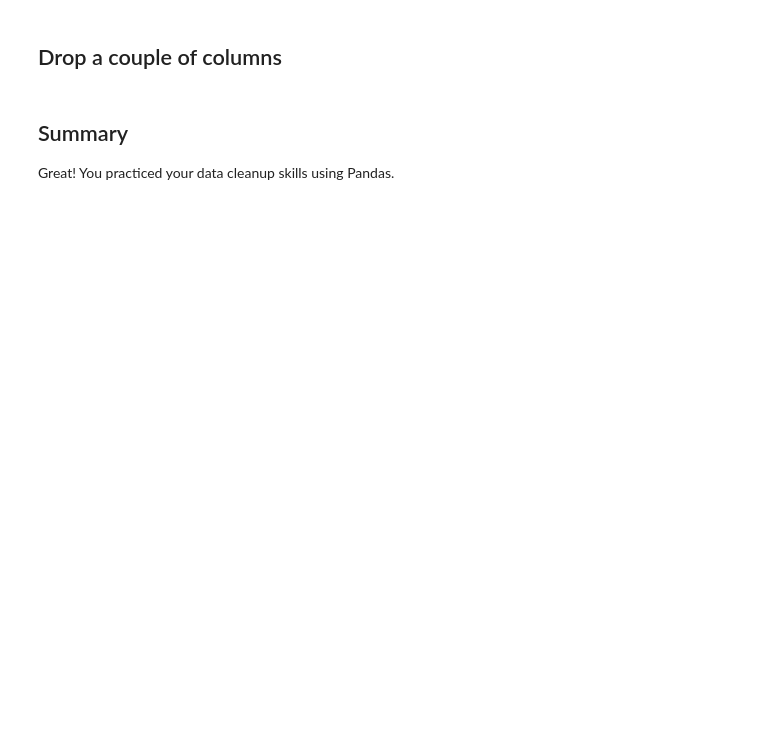
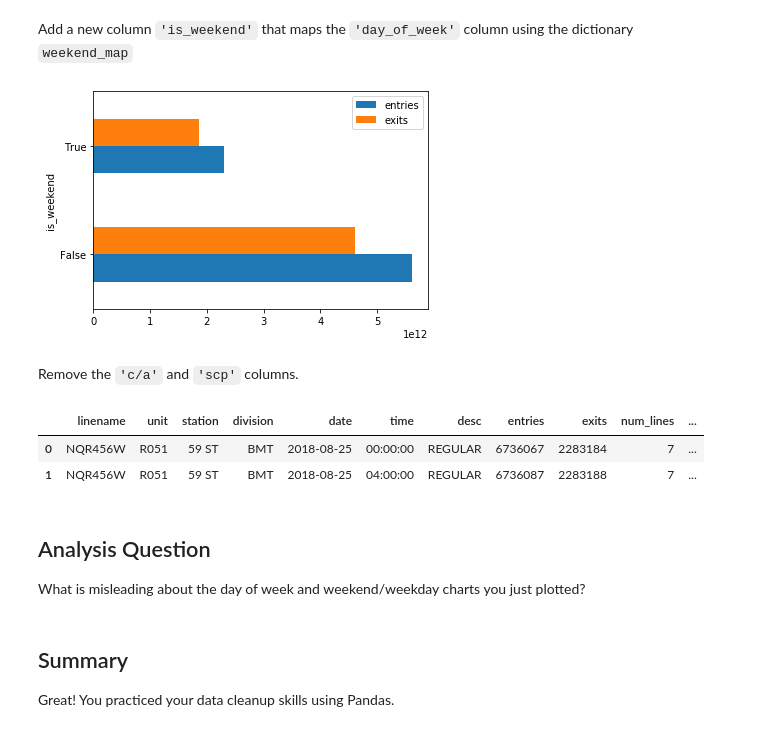
Before and after one commit to learn-co-curriculum/dsc-pandas-series-and-dataframes-lab, a Jupyter notebook: index.ipynb, the cells around one changed output. Drawn from its saved outputs; the diff is of its cells as text; code cells hidden in the pictures; blank space fills up the shorter version.

```diff
--- a/index.ipynb
+++ b/index.ipynb
@@ -145,0 +169,5 @@ What is misleading about the day of week and weekend/weekday charts you just plo
+# %%
+# Reset the index of grouped
+grouped = None
+
+# Print the first five rows of grouped
@@ -145,0 +188,15 @@ What is misleading about the day of week and weekend/weekday charts you just plo
+# %% [markdown]
+Add a new column `'is_weekend'` that maps the `'day_of_week'` column using the dictionary `weekend_map`
+# %%
+# Use this dictionary to create a new column
+weekend_map = {0:False, 1:False, 2:False, 3:False, 4:False, 5:True, 6:True}
+
+# Add a new column 'is_weekend' that maps the 'day_of_week' column using weekend_map
+grouped['is_weekend'] = grouped['day_of_week'].map(weekend_map)
+# %%
+# __SOLUTION__
+# Use this dictionary to create a new column
+weekend_map = {0:False, 1:False, 2:False, 3:False, 4:False, 5:True, 6:True}
+
+# Add a new column 'is_weekend' that maps the 'day_of_week' column using weekend_map
+grouped['is_weekend'] = grouped['day_of_week'].map(weekend_map)
@@ -145,0 +208,10 @@ What is misleading about the day of week and weekend/weekday charts you just plo
+# %%
+# __SOLUTION__
+# Group the data by weekend/weekday and plot the sum of the numeric columns
+wkend = grouped.groupby('is_weekend').sum()
+wkend[['entries', 'exits']].plot(kind='barh')
+plt.show()
+# %% [output]
+[figure, added]
+# %% [markdown]
+Remove the `'c/a'` and `'scp'` columns.
@@ -146,3 +222,16 @@ What is misleading about the day of week and weekend/weekday charts you just plo
+# %%
+# __SOLUTION__
+# Remove the 'c/a' and 'scp' columns
+df = df.drop(['c/a', 'scp'], axis=1)
+df.head(2)
+# %% [output]
+|  | linename | unit | station | division | date | time | desc | entries | exits | num_lines | ... |
+| 0 | NQR456W | R051 | 59 ST | BMT | 2018-08-25 | 00:00:00 | REGULAR | 6736067 | 2283184 | 7 | ... |
+| 1 | NQR456W | R051 | 59 ST | BMT | 2018-08-25 | 04:00:00 | REGULAR | 6736087 | 2283188 | 7 | ... |
+# %% [markdown]
+## Analysis Question
+
+What is misleading about the day of week and weekend/weekday charts you just plotted?
 # %%
 # Your answer here
 # %%
@@ -150,5 +239,3 @@ What is misleading about the day of week and weekend/weekday charts you just plo
 # Answer: The raw data for entries/exits is cumulative.
 # As such, you would first need to order the data by time and station,
 # and then calculate the difference in order to produce meaningful aggregations.
-# %% [markdown]
-## Drop a couple of columns
```
Also changed, not shown: parts of 72 cells of this notebook.
